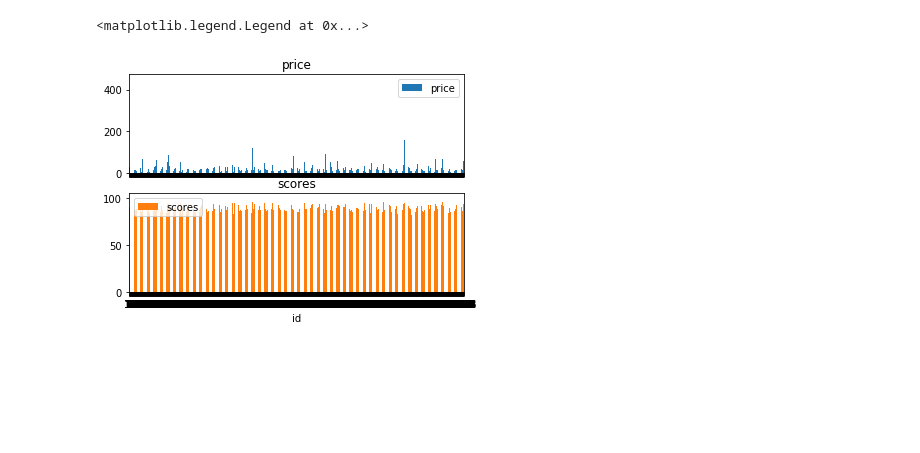
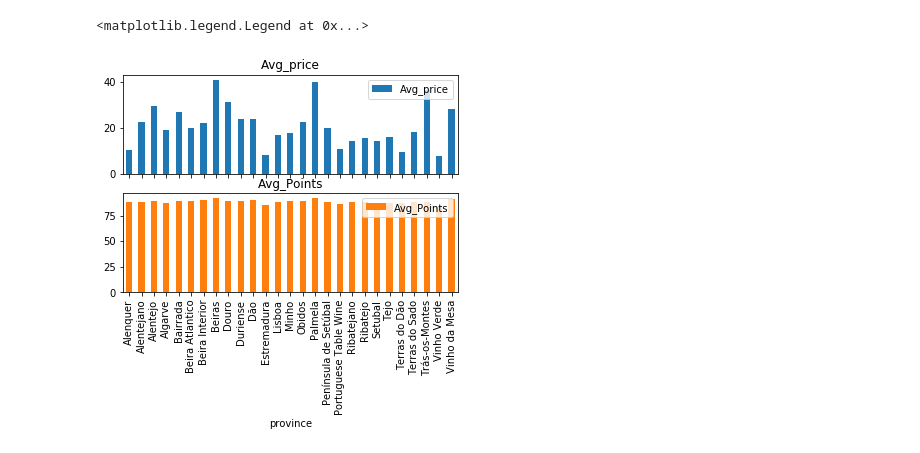
Before and after one commit to LucasVanWijk/Computational_Moddeling_Group_Project, a Jupyter notebook: score+prijs_afkomst_grafiek.ipynb, the cells around one changed output. Cells and saved outputs as stored; diff of their text form; code cells hidden in the pictures; blank space fills up the shorter version.

```diff
--- a/score+prijs_afkomst_grafiek.ipynb
+++ b/score+prijs_afkomst_grafiek.ipynb
@@ -35,0 +27,6 @@ ax = df.plot.bar(rot=0)
+# %%
+# processing all rows into average per month
+redwines['count'] = 1
+avg_per_province = redwines.groupby('province').sum()
+avg_per_province.loc[:, "points":"sulphates"] = avg_per_province.loc[:, "points":"sulphates"].div(avg_per_province['count'], axis=0)
+avg_per_province['province'] = avg_per_province.index
@@ -35,0 +40,10 @@ ax = df.plot.bar(rot=0)
+# %%
+# give avg a variable
+avg_price = avg_per_province['price']
+avg_points = avg_per_province['points']
+index = avg_per_province.index
+# %%
+# display the charts
+df = pd.DataFrame({'Avg_price': avg_price,
+                   'Avg_Points': avg_points}, index = index)
+ax = df.plot.bar(ylim=[0,100], rot=90)
@@ -36,6 +52,7 @@ ax = df.plot.bar(rot=0)
 # %%
-axes = df.plot.bar(rot=0, subplots=True)
-axes[1].legend(loc=2)
+#display the charts with each component seperate
+axes = df.plot.bar(rot=90, subplots=True)
+axes[1].legend(loc=1)
 # %% [output]
 <matplotlib.legend.Legend at 0x...>
-[figure, old version]
+[figure, new version]
```
Also changed, not shown: parts of 8 cells of this notebook.
